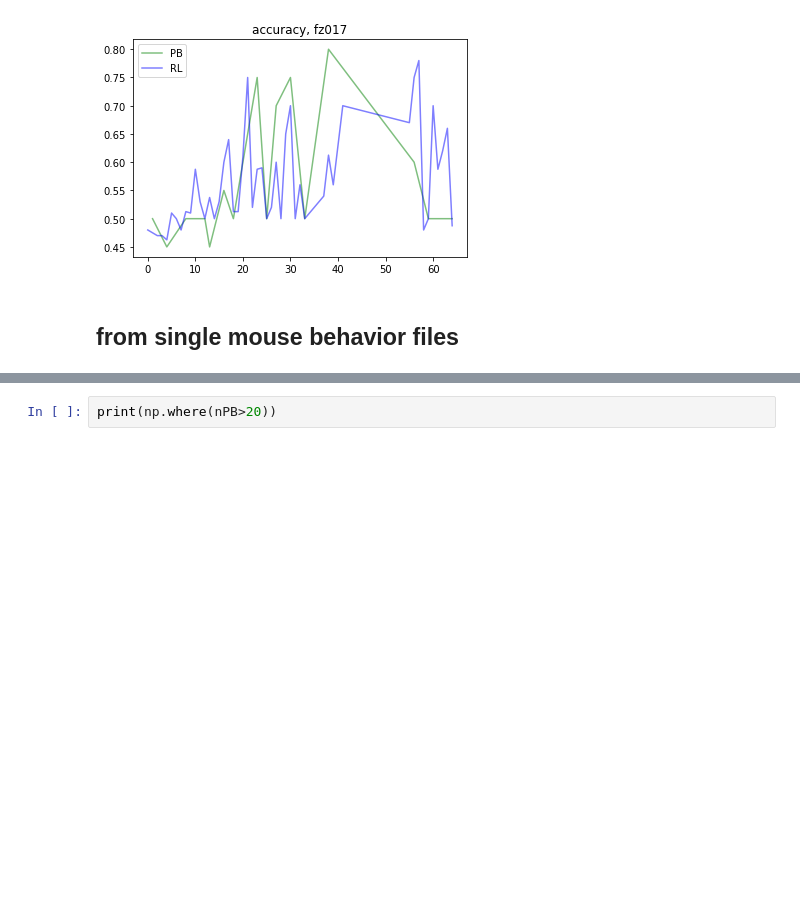
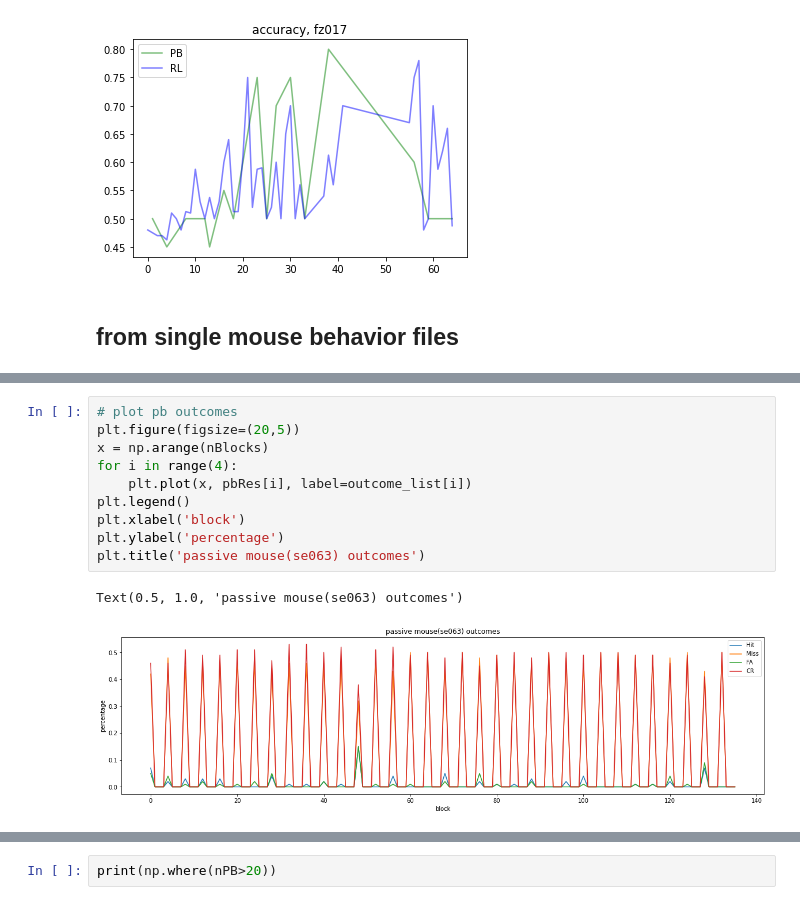
Before and after one commit to dufengtong/CholinergicAxon, a Jupyter notebook: behavior.ipynb, the cells around one changed output, grey strips where cells are left out. Saved outputs shown, nothing was run; the diff lists cells and outputs as text; blank space fills up the shorter version.

```diff
--- a/behavior.ipynb
+++ b/behavior.ipynb
@@ -372,3 +407,16 @@ days = days.astype('int')
+# %%
+# plot pb outcomes
+plt.figure(figsize=(20,5))
+x = np.arange(nBlocks)
+for i in range(4):
+    plt.plot(x, pbRes[i], label=outcome_list[i])
+plt.legend()
+plt.xlabel('block')
+plt.ylabel('percentage')
+plt.title('passive mouse(se063) outcomes')
+# %% [output]
+Text(0.5, 1.0, 'passive mouse(se063) outcomes')
+[figure, added]
 # %%
 colors = np.array(["green", "blue"])
 x = np.arange(nBlocks)
```
Also changed, not shown: parts of 5 cells of this notebook, 1 other file.
